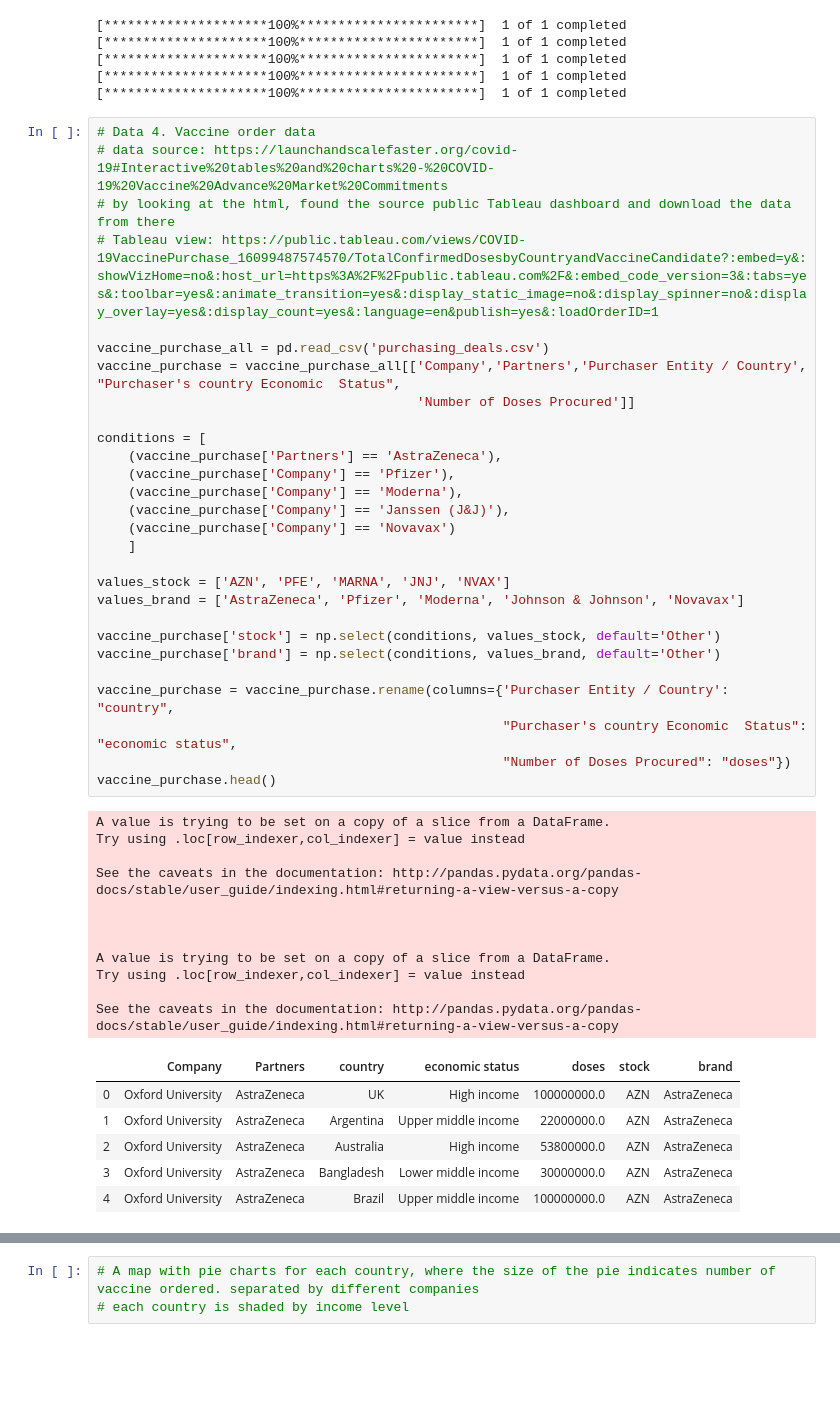
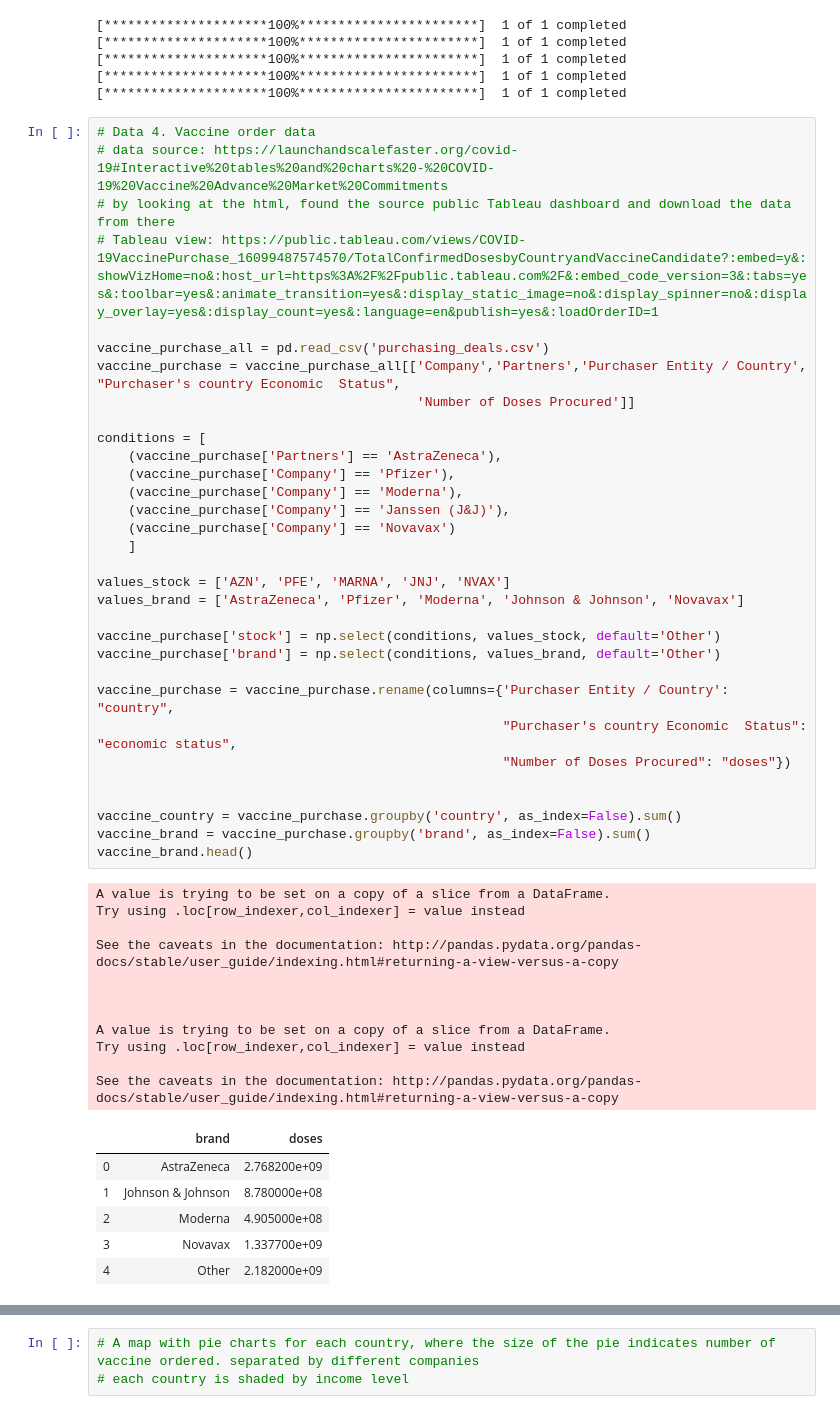
Before and after one commit to szszqt/STA2453-PROJ2, a Jupyter notebook: Tina/STA2453 - Project 2 Data Import.ipynb, the cells around one changed output, grey strips where cells are left out. Cells and saved outputs as stored; diff of their text form; blank space fills up the shorter version.

```diff
--- a/Tina/STA2453 - Project 2 Data Import.ipynb
+++ b/Tina/STA2453 - Project 2 Data Import.ipynb
@@ -107,38 +135,42 @@ vaccine_purchase = vaccine_purchase_all[['Company','Partners','Purchaser Entity
 
 conditions = [
     (vaccine_purchase['Partners'] == 'AstraZeneca'),
     (vaccine_purchase['Company'] == 'Pfizer'),
     (vaccine_purchase['Company'] == 'Moderna'),
     (vaccine_purchase['Company'] == 'Janssen (J&J)'),
     (vaccine_purchase['Company'] == 'Novavax')
     ]
 
 values_stock = ['AZN', 'PFE', 'MARNA', 'JNJ', 'NVAX']
 values_brand = ['AstraZeneca', 'Pfizer', 'Moderna', 'Johnson & Johnson', 'Novavax']
 
 vaccine_purchase['stock'] = np.select(conditions, values_stock, default='Other')
 vaccine_purchase['brand'] = np.select(conditions, values_brand, default='Other')
 
 vaccine_purchase = vaccine_purchase.rename(columns={'Purchaser Entity / Country': "country",
                                                     "Purchaser's country Economic  Status": "economic status",
                                                     "Number of Doses Procured": "doses"})
-vaccine_purchase.head()
+
+
+vaccine_country = vaccine_purchase.groupby('country', as_index=False).sum()
+vaccine_brand = vaccine_purchase.groupby('brand', as_index=False).sum()
+vaccine_brand.head()
 # %% [output]
 A value is trying to be set on a copy of a slice from a DataFrame.
 Try using .loc[row_indexer,col_indexer] = value instead
 
 See the caveats in the documentation: http://pandas.pydata.org/pandas-docs/stable/user_guide/indexing.html#returning-a-view-versus-a-copy
 
 
 
 A value is trying to be set on a copy of a slice from a DataFrame.
 Try using .loc[row_indexer,col_indexer] = value instead
 
 See the caveats in the documentation: http://pandas.pydata.org/pandas-docs/stable/user_guide/indexing.html#returning-a-view-versus-a-copy
-|  | Company | Partners | country | economic status | doses | stock | brand |
-| 0 | Oxford University | AstraZeneca | UK | High income | 100000000.0 | AZN | AstraZeneca |
-| 1 | Oxford University | AstraZeneca | Argentina | Upper middle income | 22000000.0 | AZN | AstraZeneca |
-| 2 | Oxford University | AstraZeneca | Australia | High income | 53800000.0 | AZN | AstraZeneca |
-| 3 | Oxford University | AstraZeneca | Bangladesh | Lower middle income | 30000000.0 | AZN | AstraZeneca |
-| 4 | Oxford University | AstraZeneca | Brazil | Upper middle income | 100000000.0 | AZN | AstraZeneca |
+|  | brand | doses |
+| 0 | AstraZeneca | 2.768200e+09 |
+| 1 | Johnson & Johnson | 8.780000e+08 |
+| 2 | Moderna | 4.905000e+08 |
+| 3 | Novavax | 1.337700e+09 |
+| 4 | Other | 2.182000e+09 |
 # %%
```
Also changed, not shown: parts of 10 cells of this notebook.
